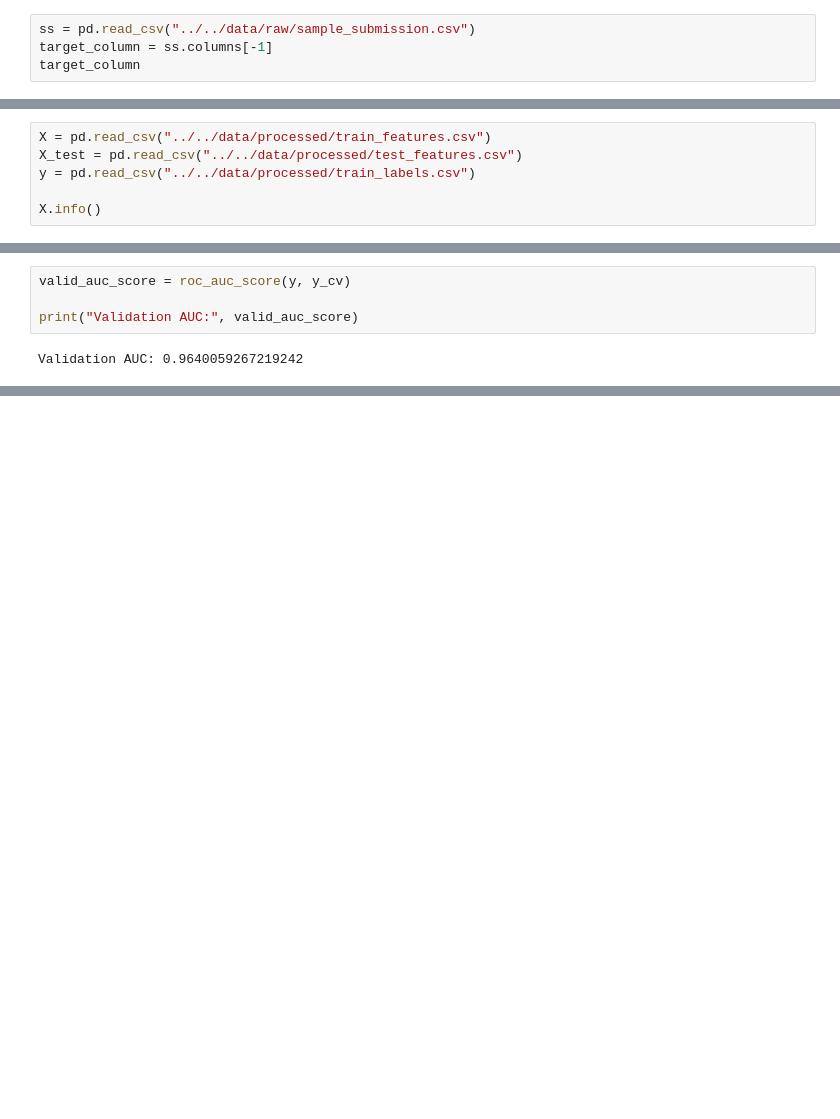
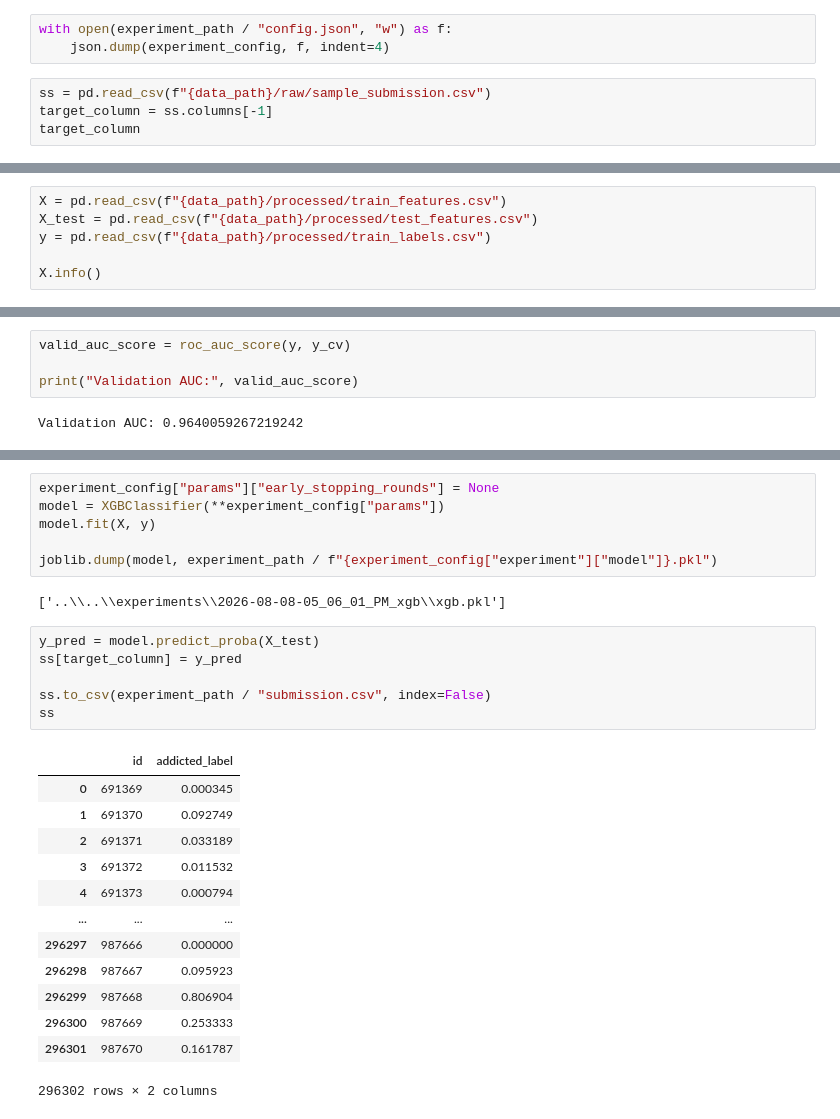
Before and after one commit to abhi-neelam/Kaggle-Notebooks, a Jupyter notebook: Classification/Smartphone Addiction/src/models/xgboost.ipynb, the cells around one changed output, grey strips where cells are left out. Drawn from its saved outputs; the diff is of its cells as text; blank space fills up the shorter version.

Commit message:
update saving and config loading procedures

```diff
--- a/Classification/Smartphone Addiction/src/models/xgboost.ipynb
+++ b/Classification/Smartphone Addiction/src/models/xgboost.ipynb
@@ -21,13 +62,16 @@ params = {
+# %%
+with open(experiment_path / "config.json", "w") as f:
+    json.dump(experiment_config, f, indent=4)
 # %%
-ss = pd.read_csv("../../data/raw/sample_submission.csv")
+ss = pd.read_csv(f"{data_path}/raw/sample_submission.csv")
 target_column = ss.columns[-1]
 target_column
 # %% [output]
 'addicted_label'
 # %%
-X = pd.read_csv("../../data/processed/train_features.csv")
-X_test = pd.read_csv("../../data/processed/test_features.csv")
-y = pd.read_csv("../../data/processed/train_labels.csv")
+X = pd.read_csv(f"{data_path}/processed/train_features.csv")
+X_test = pd.read_csv(f"{data_path}/processed/test_features.csv")
+y = pd.read_csv(f"{data_path}/processed/train_labels.csv")
 
 X.info()
 # %% [output]
@@ -115,0 +195,28 @@ Validation AUC: 0.9640059267219242
+# %%
+experiment_config["params"]["early_stopping_rounds"] = None
+model = XGBClassifier(**experiment_config["params"])
+model.fit(X, y)
+
+joblib.dump(model, experiment_path / f"{experiment_config["experiment"]["model"]}.pkl")
+# %% [output]
+['..\\..\\experiments\\2026-08-08-05_06_01_PM_xgb\\xgb.pkl']
+# %%
+y_pred = model.predict_proba(X_test)
+ss[target_column] = y_pred
+
+ss.to_csv(experiment_path / "submission.csv", index=False)
+ss
+# %% [output]
+|  | id | addicted_label |
+| 0 | 691369 | 0.000345 |
+| 1 | 691370 | 0.092749 |
+| 2 | 691371 | 0.033189 |
+| 3 | 691372 | 0.011532 |
+| 4 | 691373 | 0.000794 |
+| ... | ... | ... |
+| 296297 | 987666 | 0.000000 |
+| 296298 | 987667 | 0.095923 |
+| 296299 | 987668 | 0.806904 |
+| 296300 | 987669 | 0.253333 |
+| 296301 | 987670 | 0.161787 |
+296302 rows × 2 columns
```
Also changed, not shown: parts of 8 cells of this notebook.
